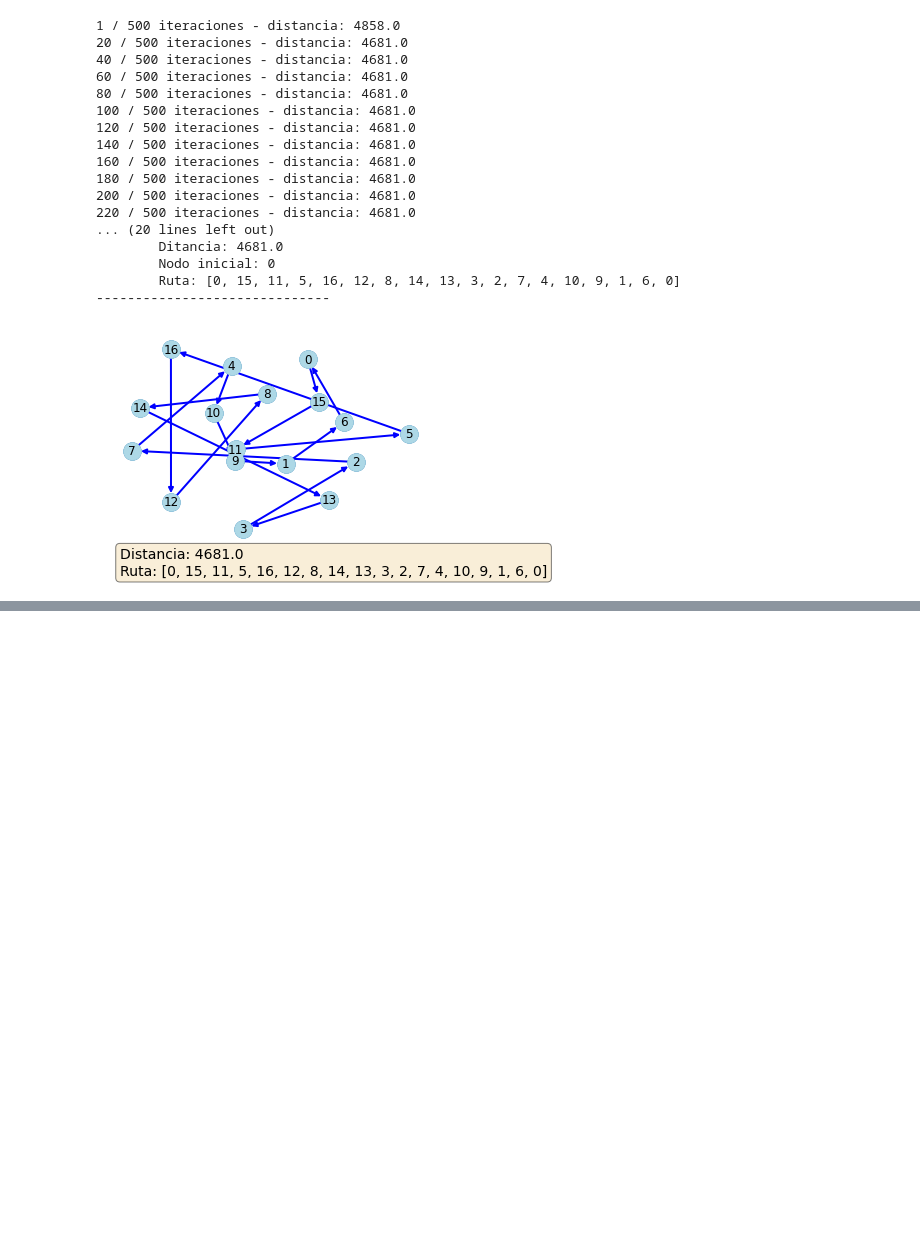
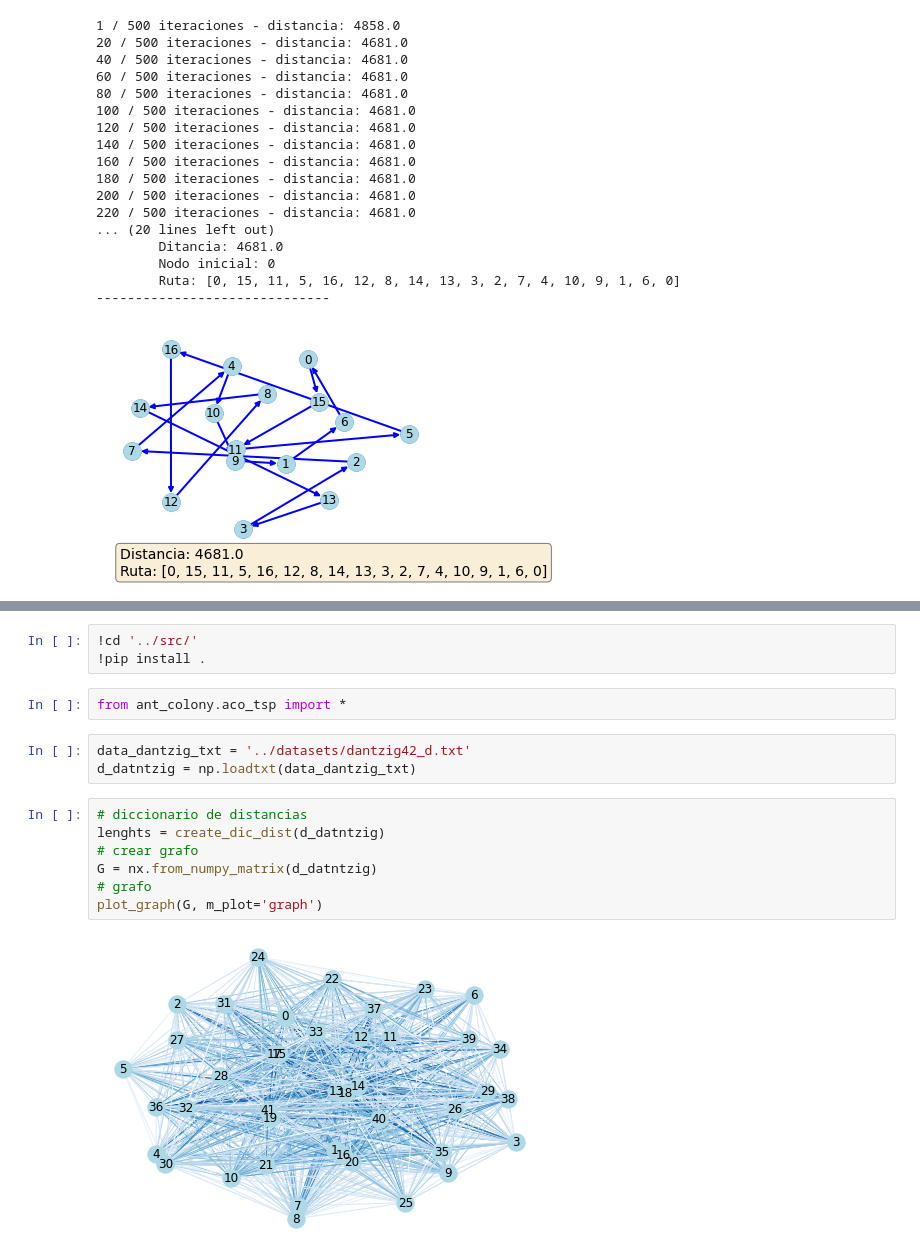
Before and after one commit to optimizacion-2-2021-1-gh-classroom/practica-1-segunda-parte-ltejadal, a Jupyter notebook: notebooks/implementacion_ejemplo.ipynb, the cells around one changed output, grey strips where cells are left out. Saved outputs shown, nothing was run; the diff lists cells and outputs as text; blank space fills up the shorter version.

```diff
--- a/notebooks/implementacion_ejemplo.ipynb
+++ b/notebooks/implementacion_ejemplo.ipynb
@@ -64,0 +74,17 @@ ruta, dist = ant_colony(G, dic_dists, init=0, ants=3, max_iter=500, verbose=20)
+# %%
+!cd '../src/'
+!pip install .
+# %%
+from ant_colony.aco_tsp import *
+# %%
+data_dantzig_txt = '../datasets/dantzig42_d.txt'
+d_datntzig = np.loadtxt(data_dantzig_txt)
+# %%
+# diccionario de distancias
+lenghts = create_dic_dist(d_datntzig)
+# crear grafo
+G = nx.from_numpy_matrix(d_datntzig)
+# grafo
+plot_graph(G, m_plot='graph')
+# %% [output]
+[figure, added]
```
Also changed, not shown: parts of 7 cells of this notebook.
